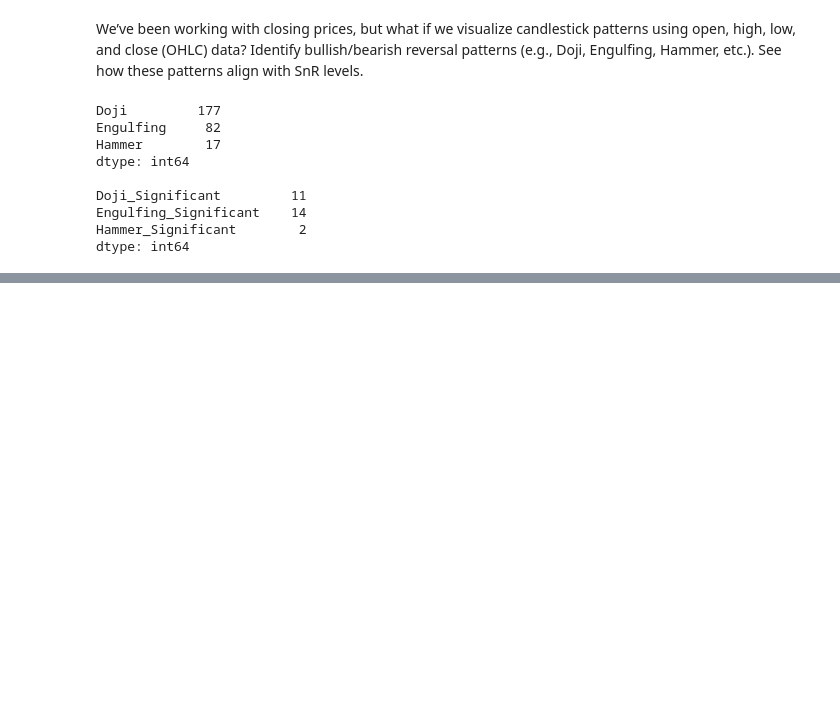
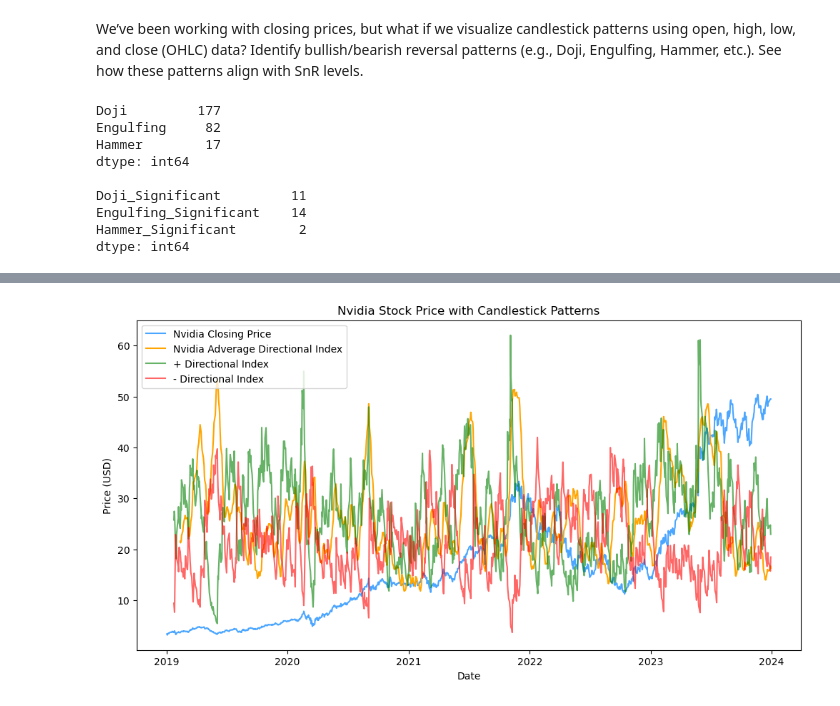
Before and after one commit to EValentino96/Projects, a Jupyter notebook: FinanceProject/NvidiaStockPrediction.ipynb, the cells around one changed output, grey strips where cells are left out. Cells and saved outputs as stored; diff of their text form; code cells hidden in the pictures; blank space fills up the shorter version.

```diff
--- a/FinanceProject/NvidiaStockPrediction.ipynb
+++ b/FinanceProject/NvidiaStockPrediction.ipynb
@@ -692,0 +700,15 @@ plt.show()
+# %%
+fig, ax1 = plt.subplots(figsize=(12,6))
+ax1.plot(nvda["Date"], nvda["Close"], label="Nvidia Closing Price", color='dodgerblue', alpha=0.8)
+ax1.plot(nvda["Date"], nvda["ADX"], label="Nvidia Adverage Directional Index", color='orange', alpha=1)
+ax1.plot(nvda["Date"], nvda["PLUS_DI"], label="+ Directional Index", color='green', alpha=0.6)
+ax1.plot(nvda["Date"], nvda["MINUS_DI"], label="- Directional Index", color='red', alpha=0.6)
+
+ax1.set_ylabel("Price (USD)", color="black")
+ax1.set_xlabel("Date", color="black")
+ax1.tick_params(axis='y', labelcolor="black")
+ax1.legend(loc="upper left")
+plt.title("Nvidia Stock Price with Candlestick Patterns")
+plt.show()
+# %% [output]
+[figure, added]
```
Also changed, not shown: parts of 4 cells of this notebook.
